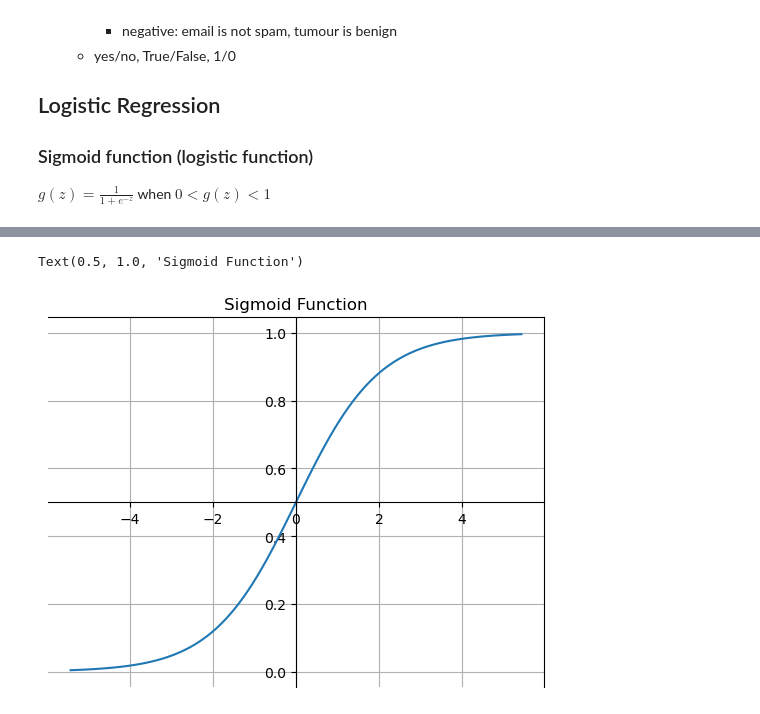
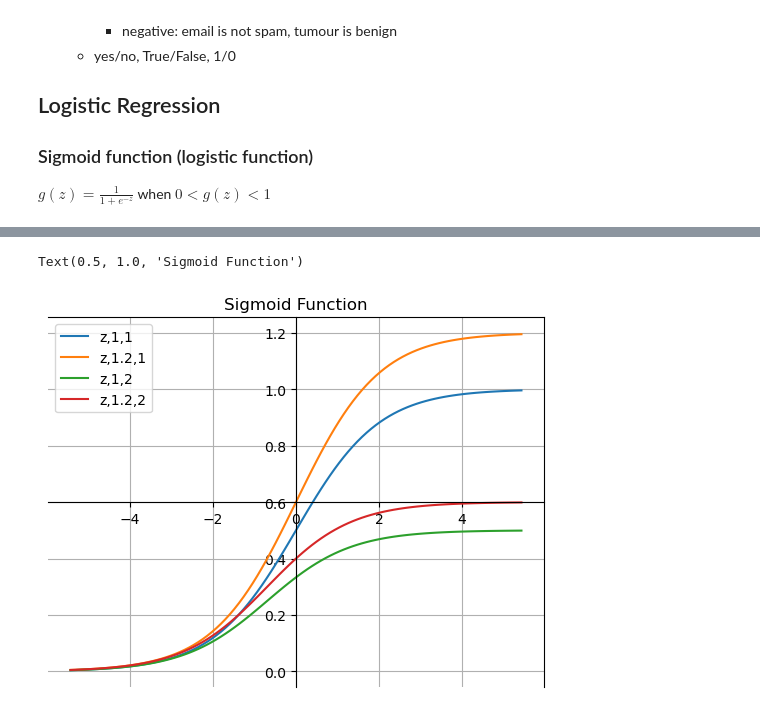
Before and after one commit to neerajadsul/MLCrunch, a Jupyter notebook: MLSpecialization/Logistic Regression.ipynb, the cells around one changed output, grey strips where cells are left out. Drawn from its saved outputs; the diff is of its cells as text; code cells hidden in the pictures.

```diff
--- a/MLSpecialization/Logistic Regression.ipynb
+++ b/MLSpecialization/Logistic Regression.ipynb
@@ -29,13 +46,17 @@ import numpy as np
 import matplotlib.pyplot as plt
 # %%
 x = np.linspace(-2*np.e, 2*np.e, 100)
-y = 1/(1 + np.exp(-x))
+y = lambda z,a,b: a/(b + np.exp(-z))
 fig, ax = plt.subplots()
-ax.plot(x, y)
+ax.plot(x, y(x, 1 , 1), label="z,1,1")
+ax.plot(x, y(x, 1.2 , 1), label="z,1.2,1")
+ax.plot(x, y(x, 1 , 2), label="z,1,2")
+ax.plot(x, y(x, 1.2 , 2), label="z,1.2,2")
 ax.spines['left'].set_position('center')
 ax.spines['bottom'].set_position('center')
 plt.grid(True)
+ax.legend()
 ax.set_title("Sigmoid Function")
 # %% [output]
 Text(0.5, 1.0, 'Sigmoid Function')
-[figure, old version]
+[figure, new version]
```
Also changed, not shown: parts of 2 cells of this notebook.
